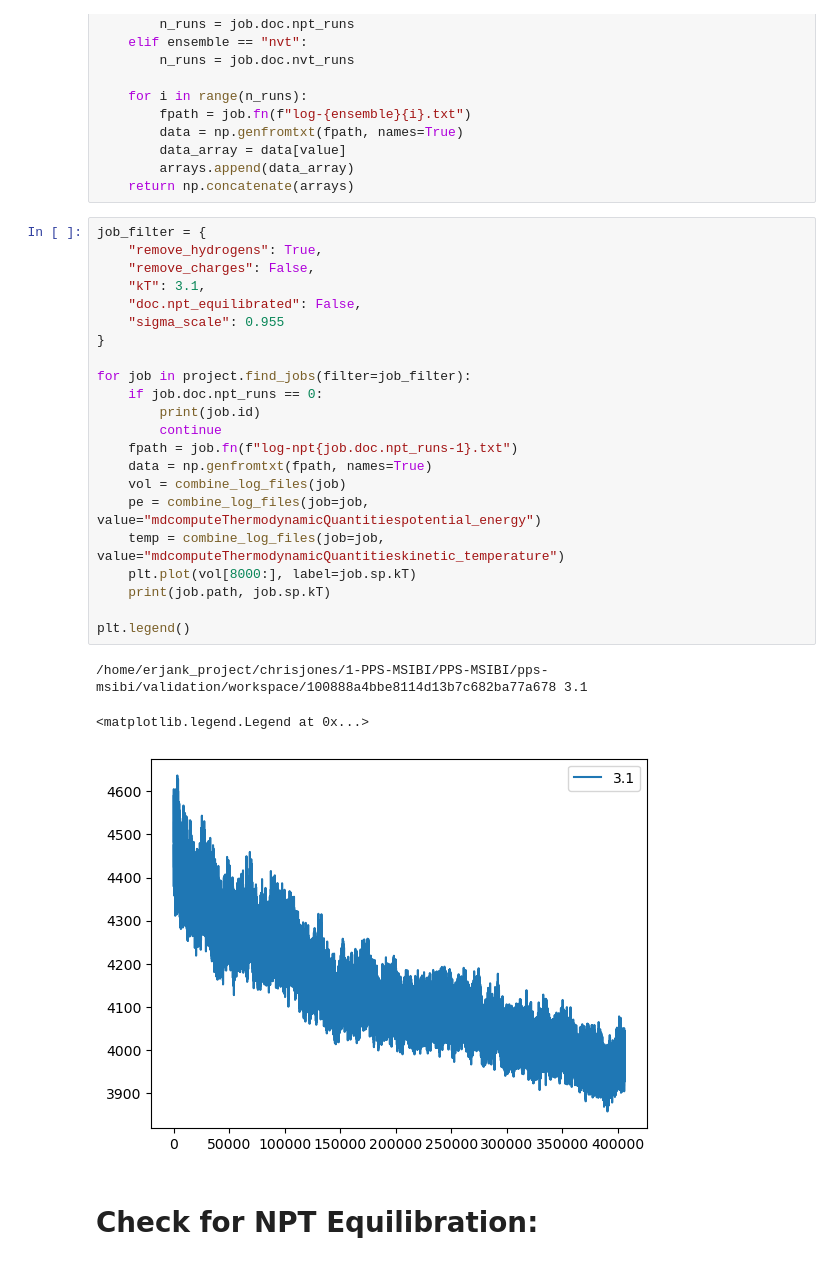
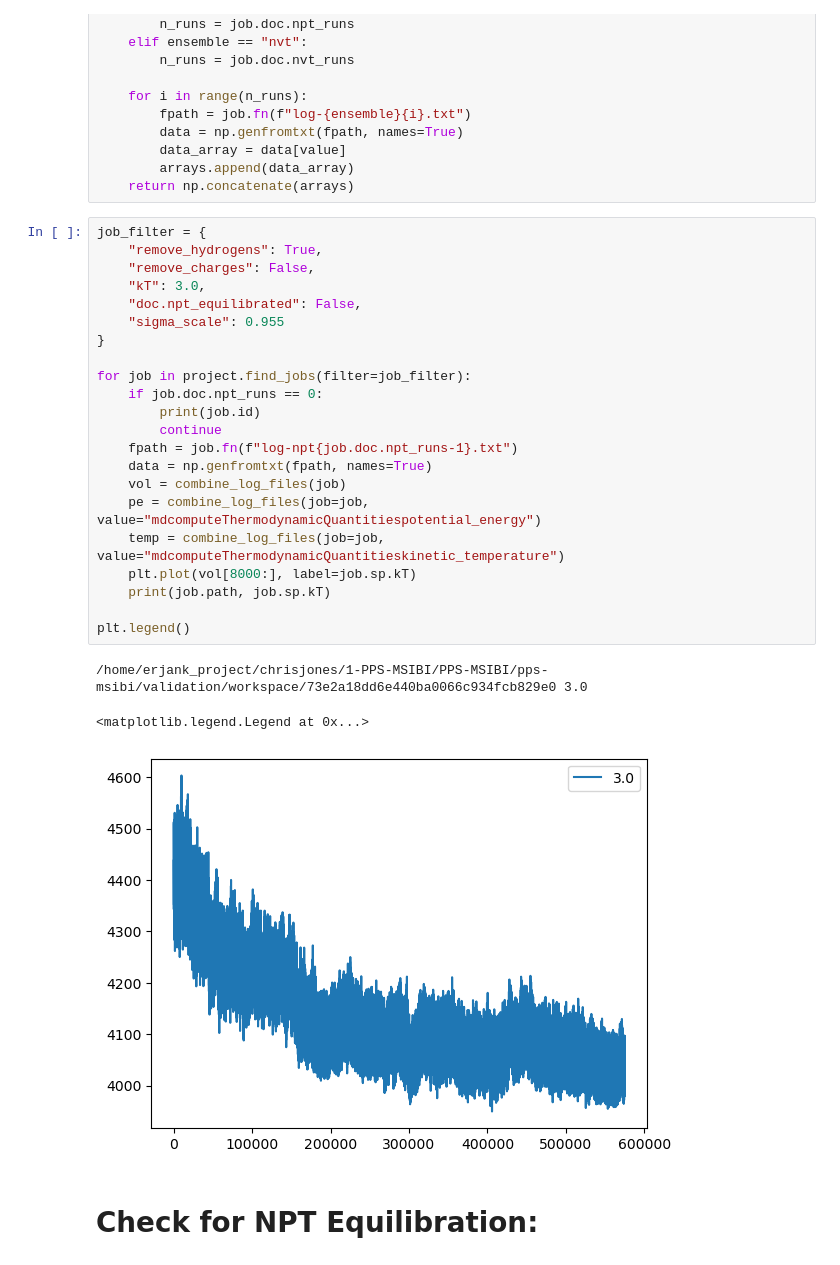
Before and after one commit to chrisjonesBSU/pps-msibi, a Jupyter notebook: notebooks/sampling-npt.ipynb, the cells around one changed output. Drawn from its saved outputs; the diff is of its cells as text.

```diff
--- a/notebooks/sampling-npt.ipynb
+++ b/notebooks/sampling-npt.ipynb
@@ -61,29 +61,29 @@ def combine_log_files(job, ensemble="npt", value="mdcomputeThermodynamicQuantiti
 # %%
 job_filter = {
     "remove_hydrogens": True,
     "remove_charges": False,
-    "kT": 3.1,
+    "kT": 3.0,
     "doc.npt_equilibrated": False,
     "sigma_scale": 0.955
 }
 
 for job in project.find_jobs(filter=job_filter):
     if job.doc.npt_runs == 0:
         print(job.id)
         continue
     fpath = job.fn(f"log-npt{job.doc.npt_runs-1}.txt")
     data = np.genfromtxt(fpath, names=True)
     vol = combine_log_files(job)
     pe = combine_log_files(job=job, value="mdcomputeThermodynamicQuantitiespotential_energy")
     temp = combine_log_files(job=job, value="mdcomputeThermodynamicQuantitieskinetic_temperature")
     plt.plot(vol[8000:], label=job.sp.kT)
     print(job.path, job.sp.kT)
 
 plt.legend()
 # %% [output]
-/home/erjank_project/chrisjones/1-PPS-MSIBI/PPS-MSIBI/pps-msibi/validation/workspace/100888a4bbe8114d13b7c682ba77a678 3.1
+/home/erjank_project/chrisjones/1-PPS-MSIBI/PPS-MSIBI/pps-msibi/validation/workspace/73e2a18dd6e440ba0066c934fcb829e0 3.0
 <matplotlib.legend.Legend at 0x...>
-[figure, old version]
+[figure, new version]
 # %% [markdown]
 # Check for NPT Equilibration:
 # %%
```
Also changed, not shown: parts of 1 cell of this notebook, 1 other file.
